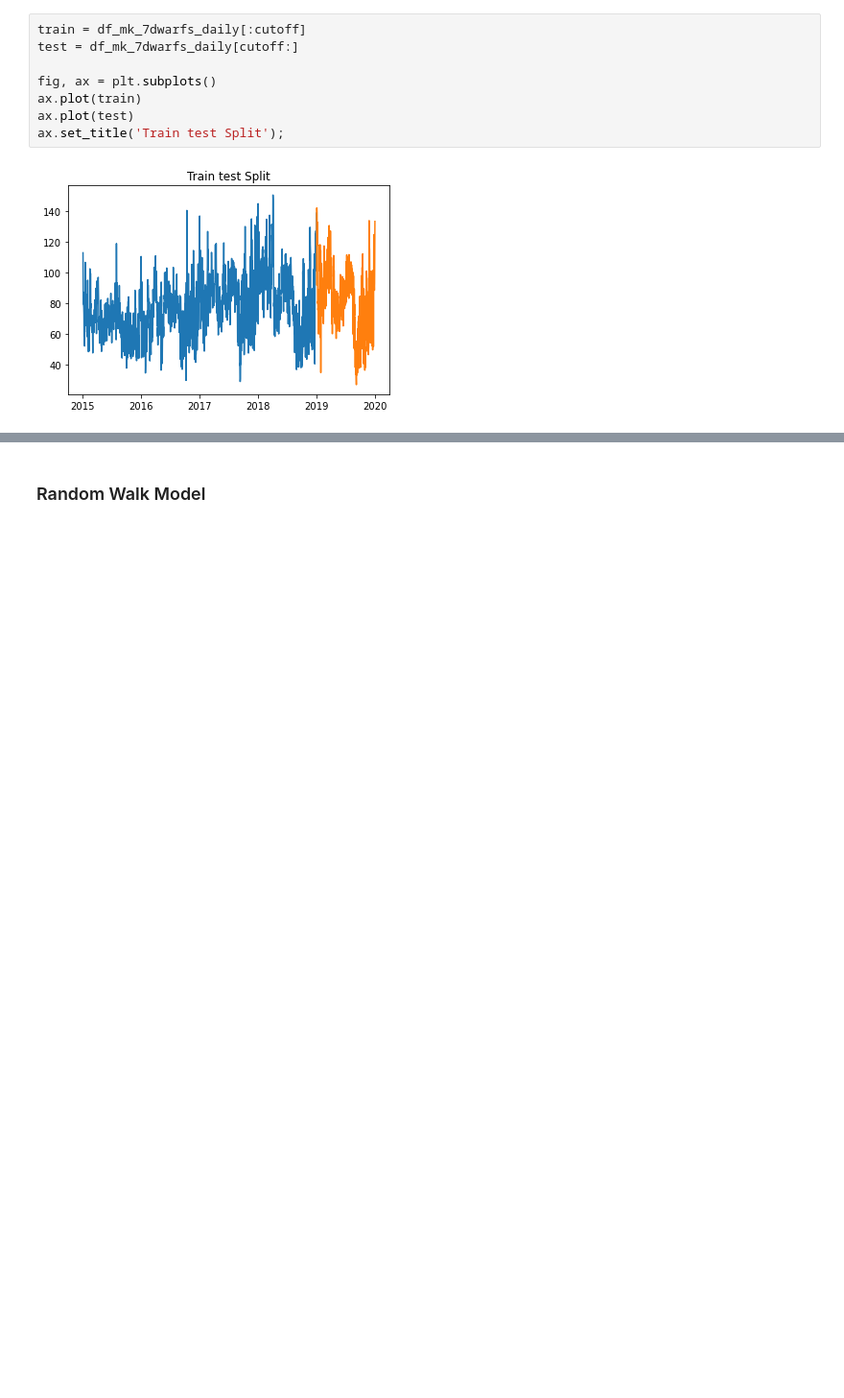
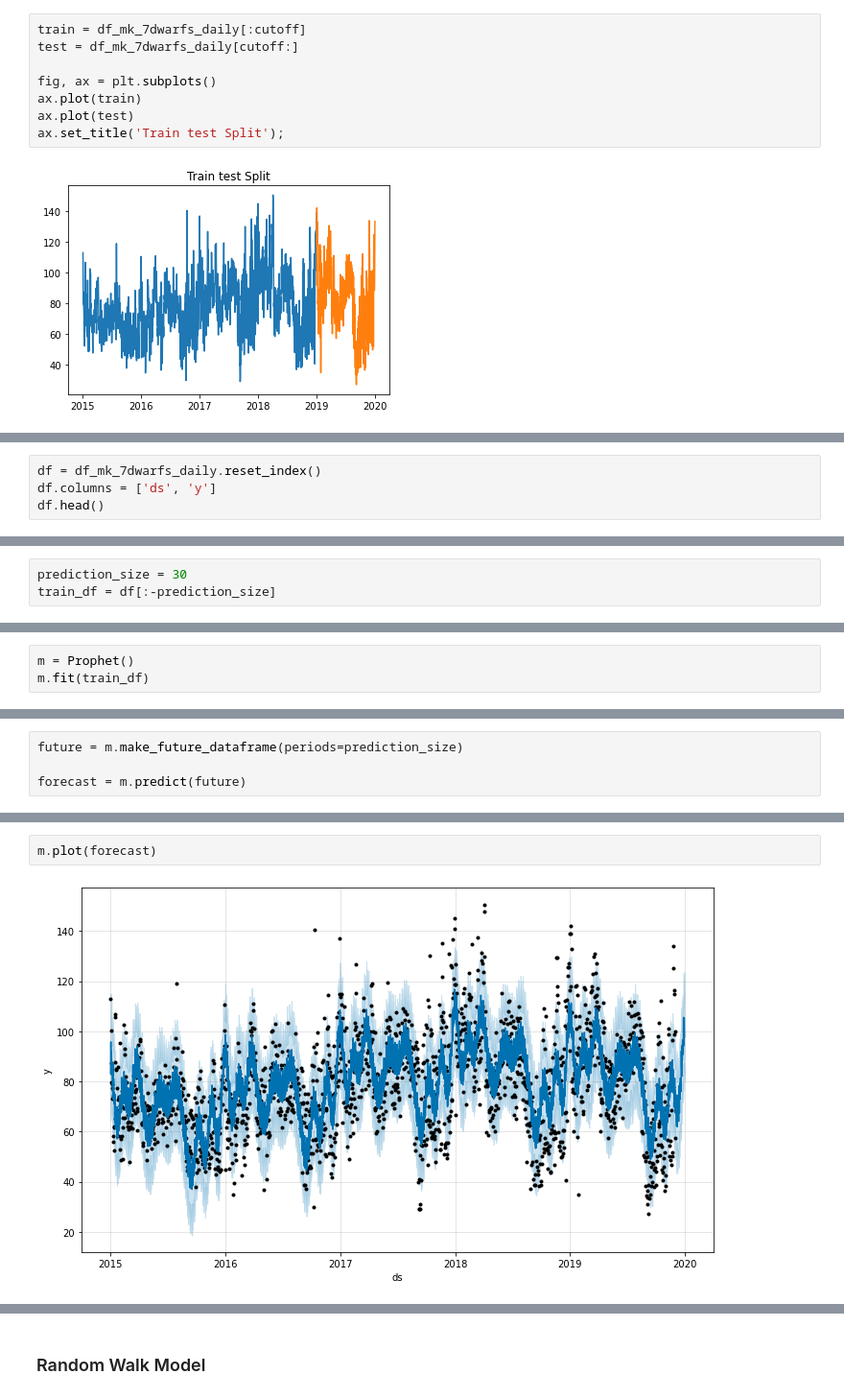
Before and after one commit to annachant/Capstone-Disney-World-Date-and-Attendance-Predictor, a Jupyter notebook: EDA.ipynb, the cells around one changed output, grey strips where cells are left out. Shown at 96% size. Saved outputs shown, nothing was run; the diff lists cells and outputs as text; blank space fills up the shorter version.

Commit message:
added facebook prophet models

```diff
--- a/EDA.ipynb
+++ b/EDA.ipynb
@@ -326,0 +318,4 @@ ax.set_title('Train test Split');
+# %%
+df = df_mk_7dwarfs_daily.reset_index()
+df.columns = ['ds', 'y']
+df.head()
@@ -326,0 +329,3 @@ ax.set_title('Train test Split');
+# %%
+prediction_size = 30
+train_df = df[:-prediction_size]
@@ -326,0 +348,3 @@ ax.set_title('Train test Split');
+# %%
+m = Prophet()
+m.fit(train_df)
@@ -326,0 +354,4 @@ ax.set_title('Train test Split');
+# %%
+future = m.make_future_dataframe(periods=prediction_size)
+
+forecast = m.predict(future)
@@ -326,0 +367,4 @@ ax.set_title('Train test Split');
+# %%
+m.plot(forecast)
+# %% [output]
+[figure, added]
```
Also changed, not shown: parts of 227 cells of this notebook, 1 other file.
